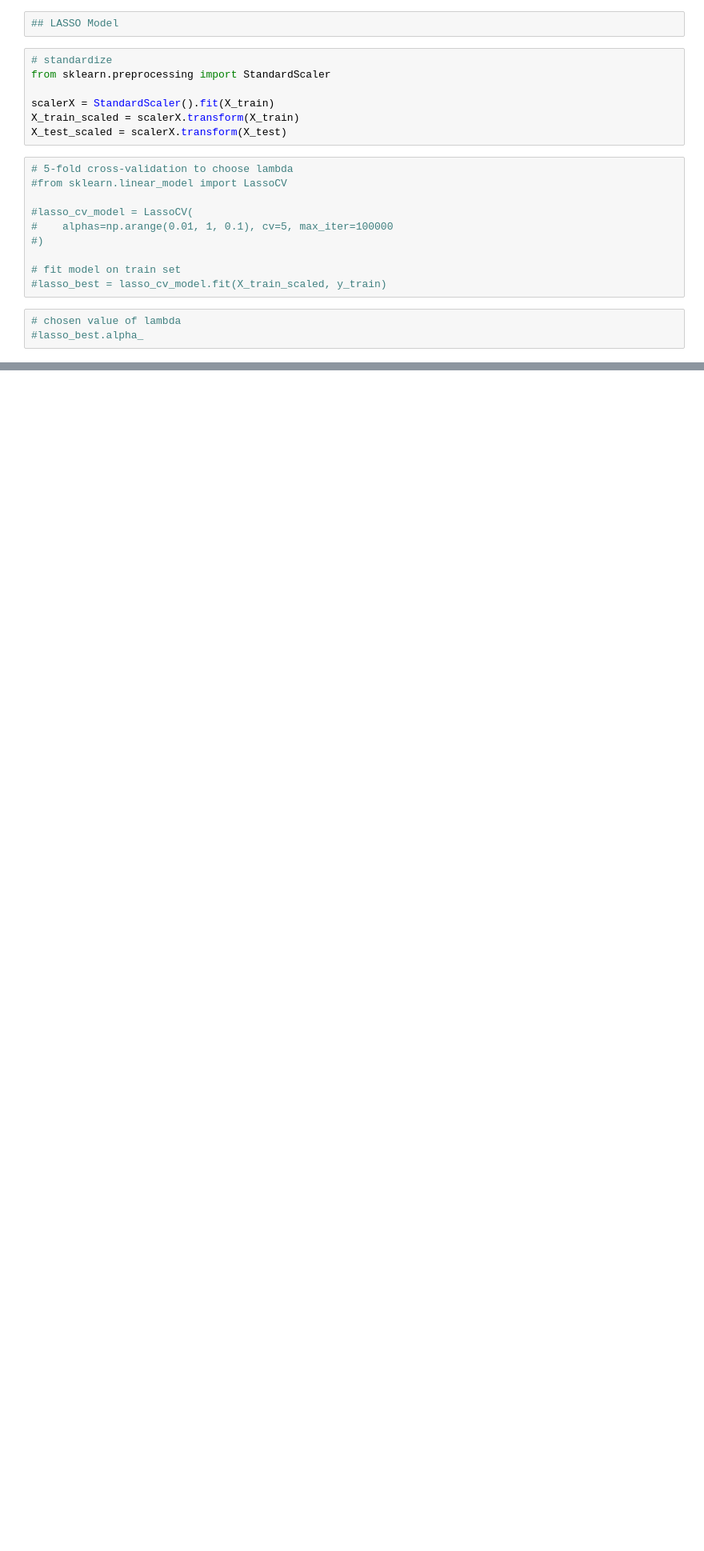
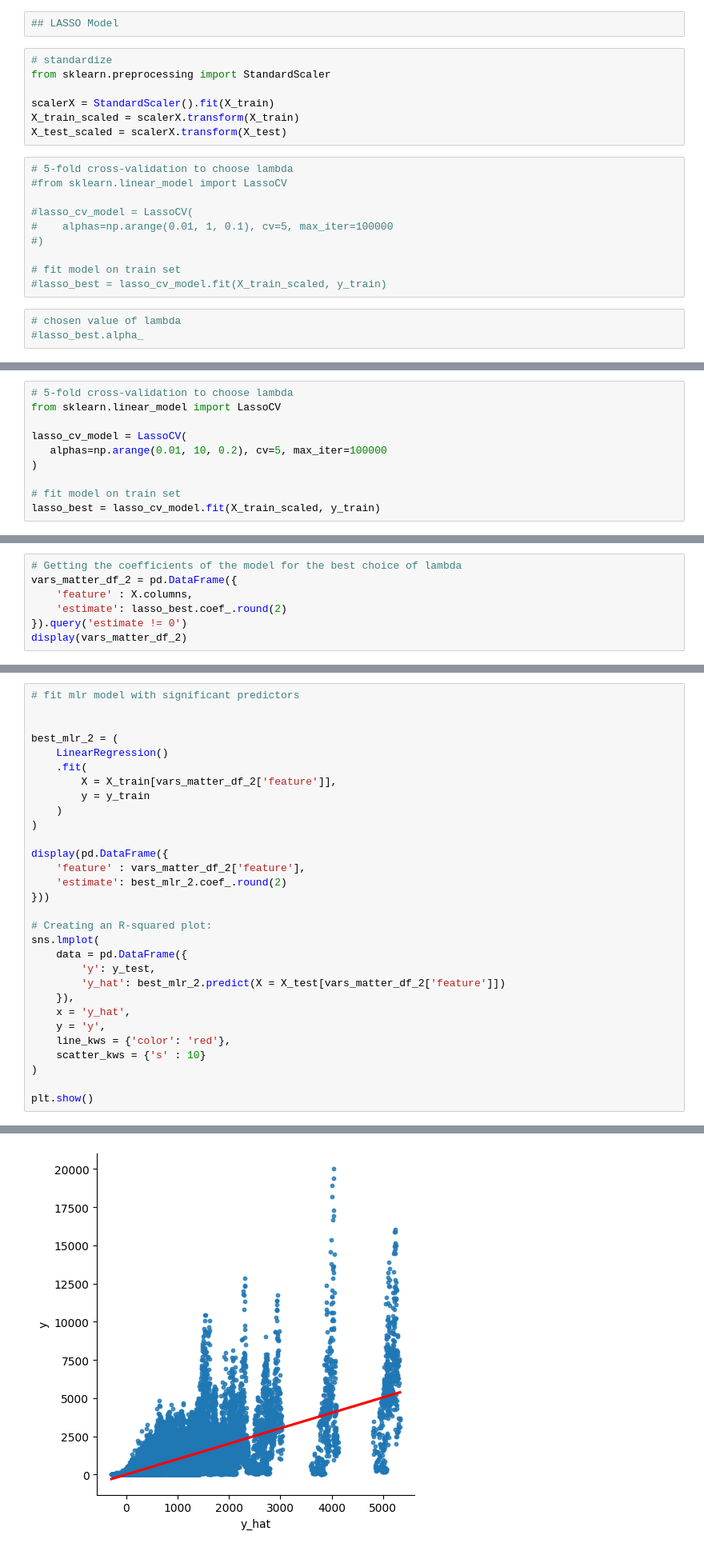
Before and after one commit to iansargent/nyc-subway-ridership-ml, a Jupyter notebook: Scripts/Analysis/LASSO.ipynb, the cells around one changed output, grey strips where cells are left out. Shown at 80% size. Drawn from its saved outputs; the diff is of its cells as text; blank space fills up the shorter version.

```diff
--- a/Scripts/Analysis/LASSO.ipynb
+++ b/Scripts/Analysis/LASSO.ipynb
@@ -168,0 +230,10 @@ plt.show()
+# %%
+# 5-fold cross-validation to choose lambda
+from sklearn.linear_model import LassoCV
+
+lasso_cv_model = LassoCV(
+   alphas=np.arange(0.01, 10, 0.2), cv=5, max_iter=100000
+)
+
+# fit model on train set
+lasso_best = lasso_cv_model.fit(X_train_scaled, y_train)
@@ -168,0 +245,7 @@ plt.show()
+# %%
+# Getting the coefficients of the model for the best choice of lambda
+vars_matter_df_2 = pd.DataFrame({
+    'feature' : X.columns,
+    'estimate': lasso_best.coef_.round(2)
+}).query('estimate != 0')
+display(vars_matter_df_2)
@@ -168,0 +266,31 @@ plt.show()
+# %%
+# fit mlr model with significant predictors
+
+
+best_mlr_2 = (
+    LinearRegression()
+    .fit(
+        X = X_train[vars_matter_df_2['feature']],
+        y = y_train
+    )
+)
+
+display(pd.DataFrame({
+    'feature' : vars_matter_df_2['feature'],
+    'estimate': best_mlr_2.coef_.round(2)
+}))
+
+# Creating an R-squared plot:
+sns.lmplot(
+    data = pd.DataFrame({
+        'y': y_test,
+        'y_hat': best_mlr_2.predict(X = X_test[vars_matter_df_2['feature']])
+    }),
+    x = 'y_hat',
+    y = 'y',
+    line_kws = {'color': 'red'},
+    scatter_kws = {'s' : 10}
+)
+
+plt.show()
+# %% [output]
@@ -168,0 +310 @@ plt.show()
+[figure, added]
```
Also changed, not shown: parts of 13 cells of this notebook.
